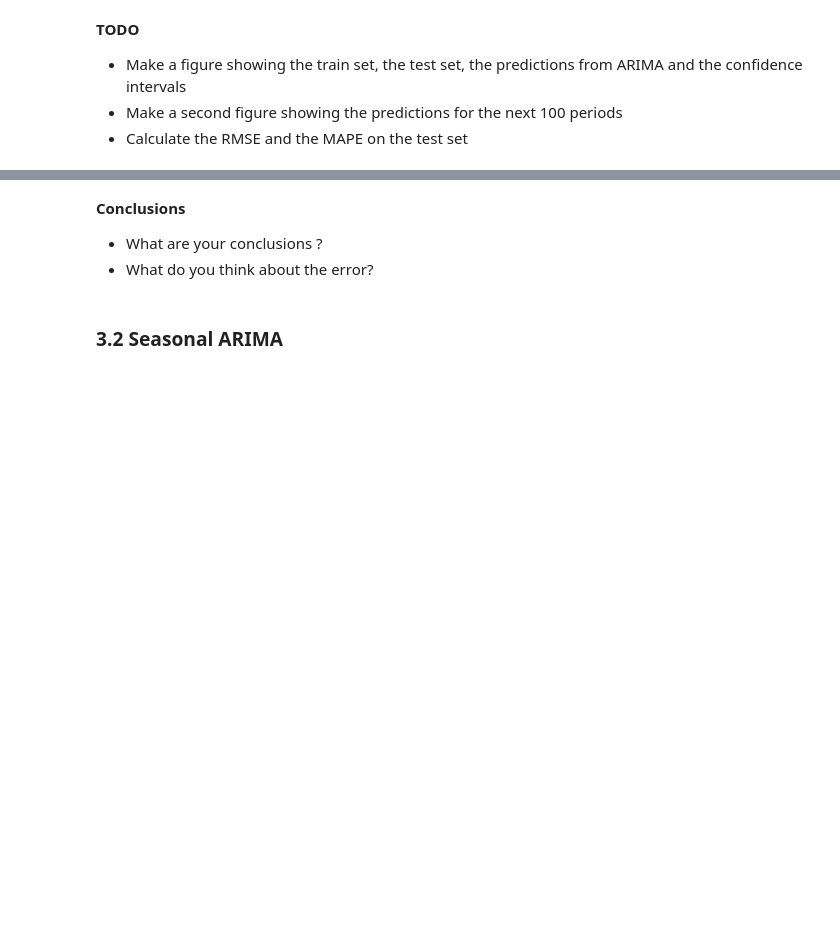
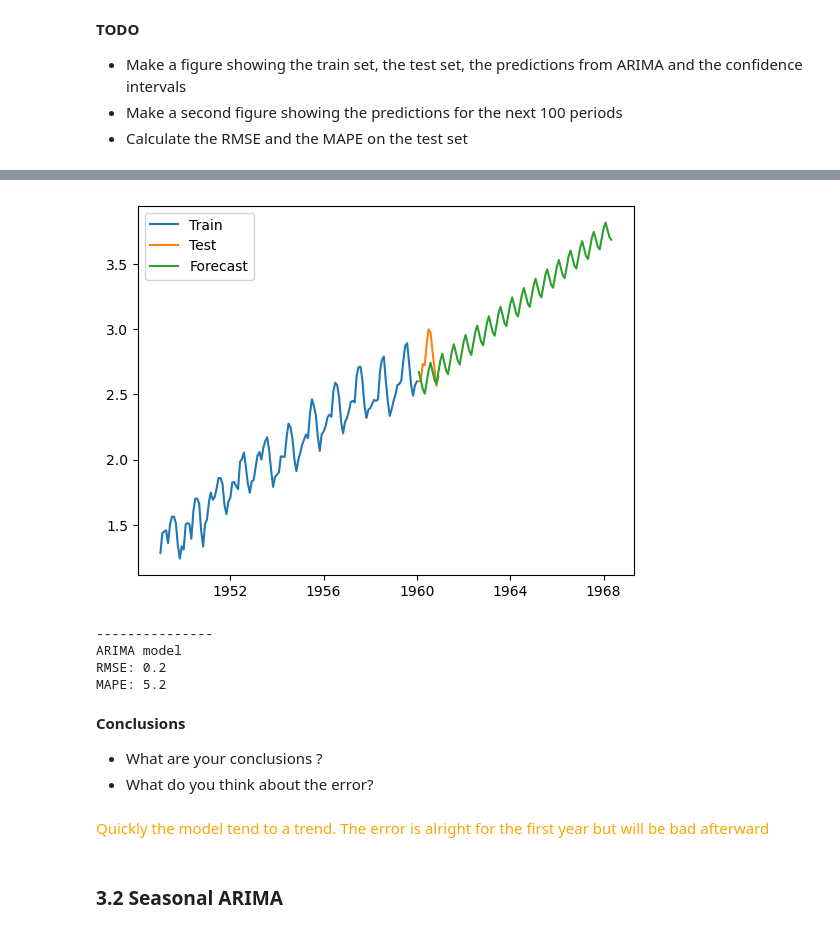
Before and after one commit to ThibaultLaunois/CampNum-12_ML6_time_series, a Jupyter notebook: notebooks/NB2_Time_Series_Forecasts.ipynb, the cells around one changed output, grey strips where cells are left out. Saved outputs shown, nothing was run; the diff lists cells and outputs as text; code cells hidden in the pictures; blank space fills up the shorter version.

```diff
--- a/notebooks/NB2_Time_Series_Forecasts.ipynb
+++ b/notebooks/NB2_Time_Series_Forecasts.ipynb
@@ -411,13 +448,36 @@ test_log = np.log(test).dropna()
 # %%
 # Your code for showing the predictions for 100 periods
+plt.plot(train_log, label="Train")
+plt.plot(test_log, label="Test")
+plt.plot(model_arima.predict(100), label="Forecast")
+
+plt.legend()
+plt.show()
+# %% [output]
+[figure, added]
 # %%
-from sklearn.metrics import mean_squared_error
+from sklearn.metrics import root_mean_squared_error
 
 # Your code calculating the RMSE and MAPE
+
+
+print("-"*15)
+print("ARIMA model")
+rmse=root_mean_squared_error(test_log, forecast)
+print(f"RMSE: {rmse:.1f}")
+mape=mean_absolute_percentage_error(test_log, forecast)
+print(f"MAPE: {mape:.1f}")
+# %% [output]
+---------------
+ARIMA model
+RMSE: 0.2
+MAPE: 5.2
 # %% [markdown]
 **Conclusions**
 - What are your conclusions ?
 - What do you think about the error?
+# %% [markdown]
+<span style="color:orange"> Quickly the model tend to a trend. The error is alright for the first year but will be bad afterward
 # %% [markdown]
 ### 3.2 Seasonal ARIMA
 # %% [markdown]
```
Also changed, not shown: parts of 31 cells of this notebook.
